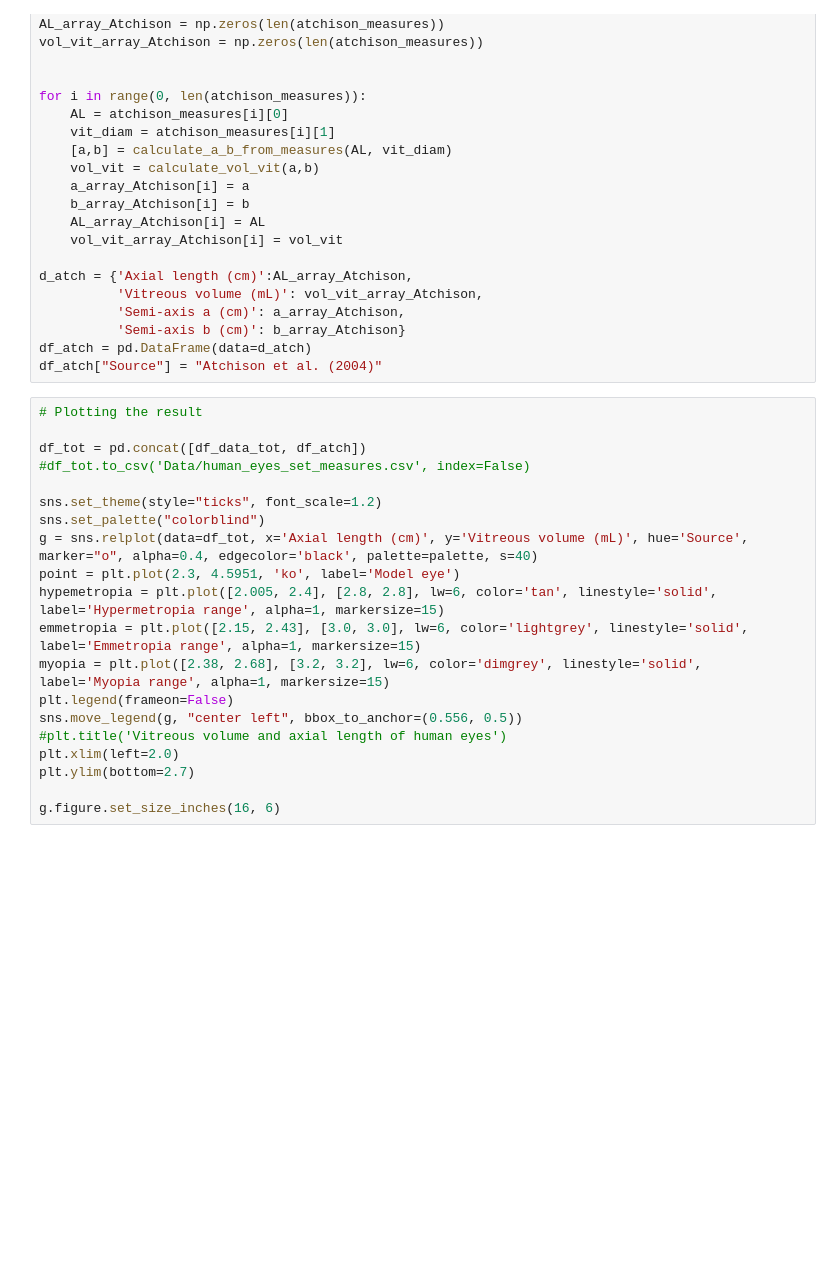
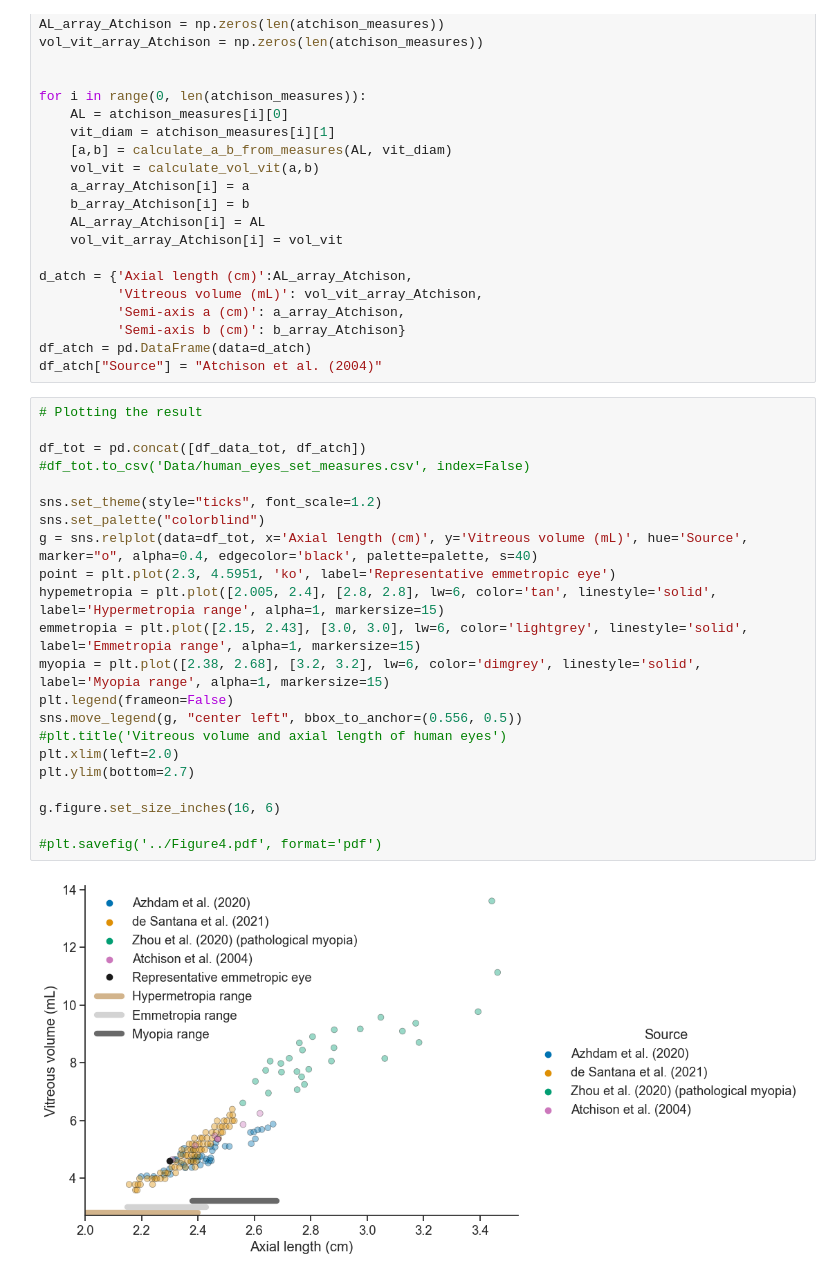
Before and after one commit to patricia-lamy/MFPT-ocular-drug-delivery, a Jupyter notebook: Code_figures_human_ensemble/set_human_ensemble.ipynb, the cells around one changed output. Cells and saved outputs as stored; diff of their text form; blank space fills up the shorter version.

Commit message:
Updated legend in Figure 4

```diff
--- a/Code_figures_human_ensemble/set_human_ensemble.ipynb
+++ b/Code_figures_human_ensemble/set_human_ensemble.ipynb
@@ -115,20 +117,24 @@ df_atch["Source"] = "Atchison et al. (2004)"
 # %%
 # Plotting the result
 
 df_tot = pd.concat([df_data_tot, df_atch])
 #df_tot.to_csv('Data/human_eyes_set_measures.csv', index=False)
 
 sns.set_theme(style="ticks", font_scale=1.2)
 sns.set_palette("colorblind")
 g = sns.relplot(data=df_tot, x='Axial length (cm)', y='Vitreous volume (mL)', hue='Source', marker="o", alpha=0.4, edgecolor='black', palette=palette, s=40)
-point = plt.plot(2.3, 4.5951, 'ko', label='Model eye')
+point = plt.plot(2.3, 4.5951, 'ko', label='Representative emmetropic eye')
 hypemetropia = plt.plot([2.005, 2.4], [2.8, 2.8], lw=6, color='tan', linestyle='solid', label='Hypermetropia range', alpha=1, markersize=15)
 emmetropia = plt.plot([2.15, 2.43], [3.0, 3.0], lw=6, color='lightgrey', linestyle='solid', label='Emmetropia range', alpha=1, markersize=15)
 myopia = plt.plot([2.38, 2.68], [3.2, 3.2], lw=6, color='dimgrey', linestyle='solid', label='Myopia range', alpha=1, markersize=15)
 plt.legend(frameon=False)
 sns.move_legend(g, "center left", bbox_to_anchor=(0.556, 0.5))
 #plt.title('Vitreous volume and axial length of human eyes')
 plt.xlim(left=2.0)
 plt.ylim(bottom=2.7)
 
 g.figure.set_size_inches(16, 6)
+
+#plt.savefig('../Figure4.pdf', format='pdf')
+# %% [output]
+[figure, added]
```
Also changed, not shown: parts of 1 cell of this notebook.
